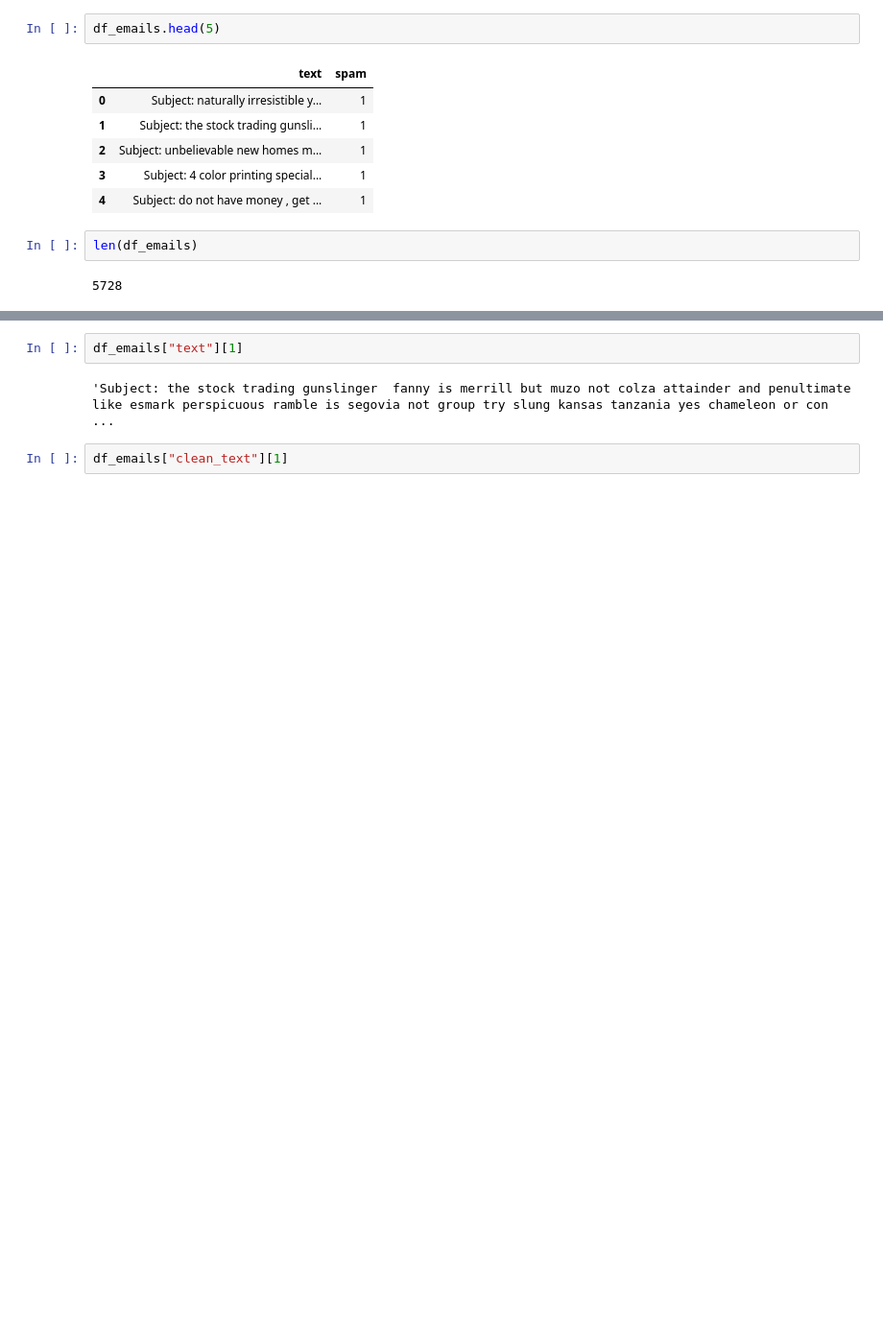
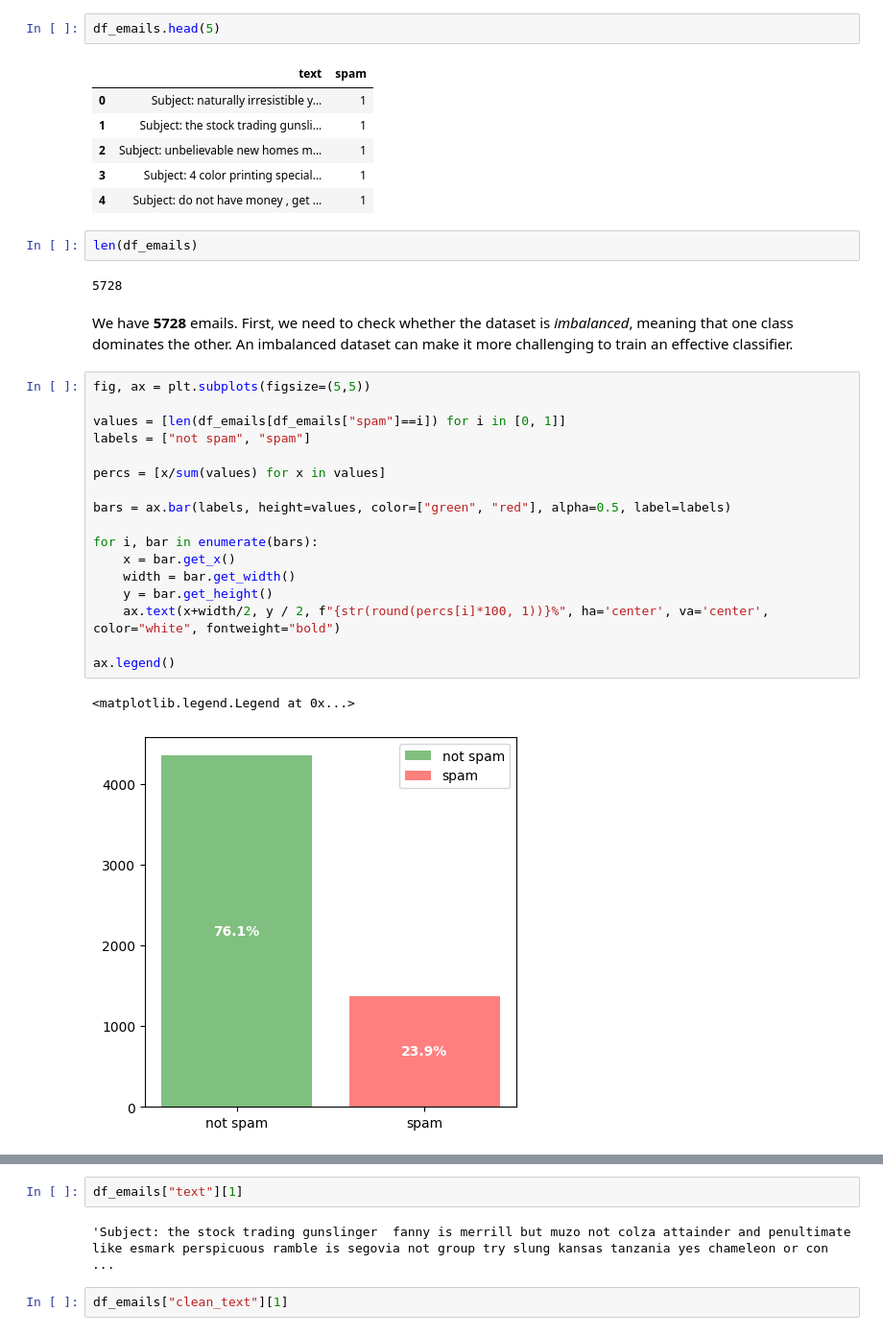
Before and after one commit to mirko-leccese/The-Machine-Learning-Project, a Jupyter notebook: classification/naive-bayes.ipynb, the cells around one changed output, grey strips where cells are left out. Shown: that part at 96% size. Drawn from its saved outputs; the diff is of its cells as text; blank space fills up the shorter version.

```diff
--- a/classification/naive-bayes.ipynb
+++ b/classification/naive-bayes.ipynb
@@ -171,3 +187,25 @@ df_emails.head(5)
 len(df_emails)
 # %% [output]
 5728
+# %% [markdown]
+We have **5728** emails. First, we need to check whether the dataset is *imbalanced*, meaning that one class dominates the other. An imbalanced dataset can make it more challenging to train an effective classifier.
+# %%
+fig, ax = plt.subplots(figsize=(5,5))
+
+values = [len(df_emails[df_emails["spam"]==i]) for i in [0, 1]]
+labels = ["not spam", "spam"]
+
+percs = [x/sum(values) for x in values]
+
+bars = ax.bar(labels, height=values, color=["green", "red"], alpha=0.5, label=labels)
+
+for i, bar in enumerate(bars):
+    x = bar.get_x()
+    width = bar.get_width()
+    y = bar.get_height()
+    ax.text(x+width/2, y / 2, f"{str(round(percs[i]*100, 1))}%", ha='center', va='center', color="white", fontweight="bold")
+
+ax.legend()
+# %% [output]
+<matplotlib.legend.Legend at 0x...>
+[figure, added]
```
Also changed, not shown: parts of 35 cells of this notebook.
